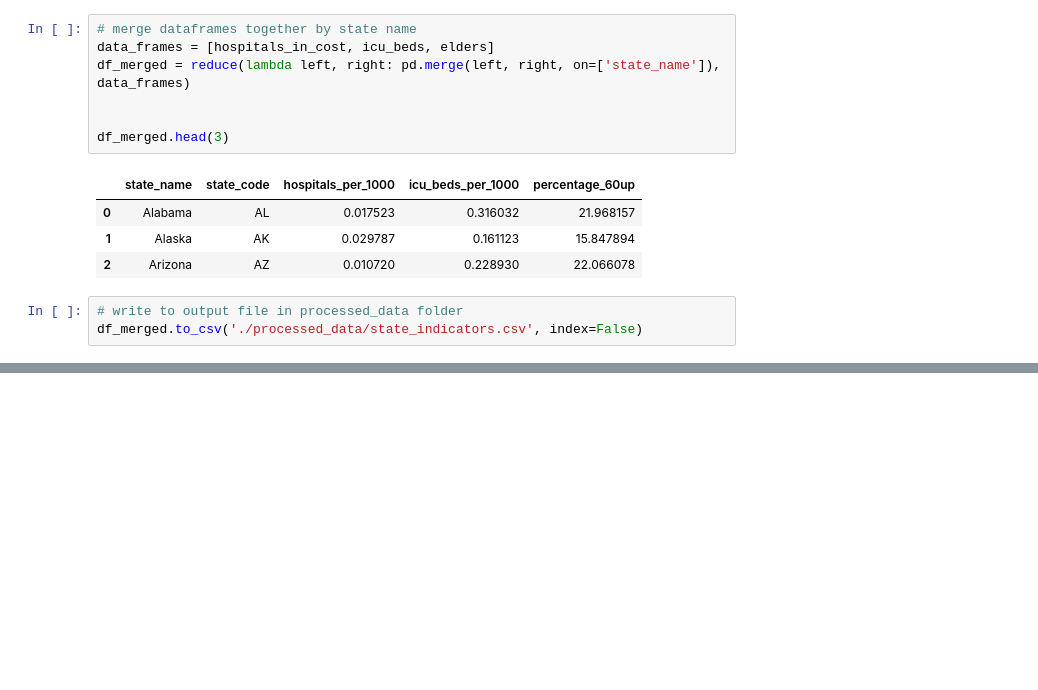
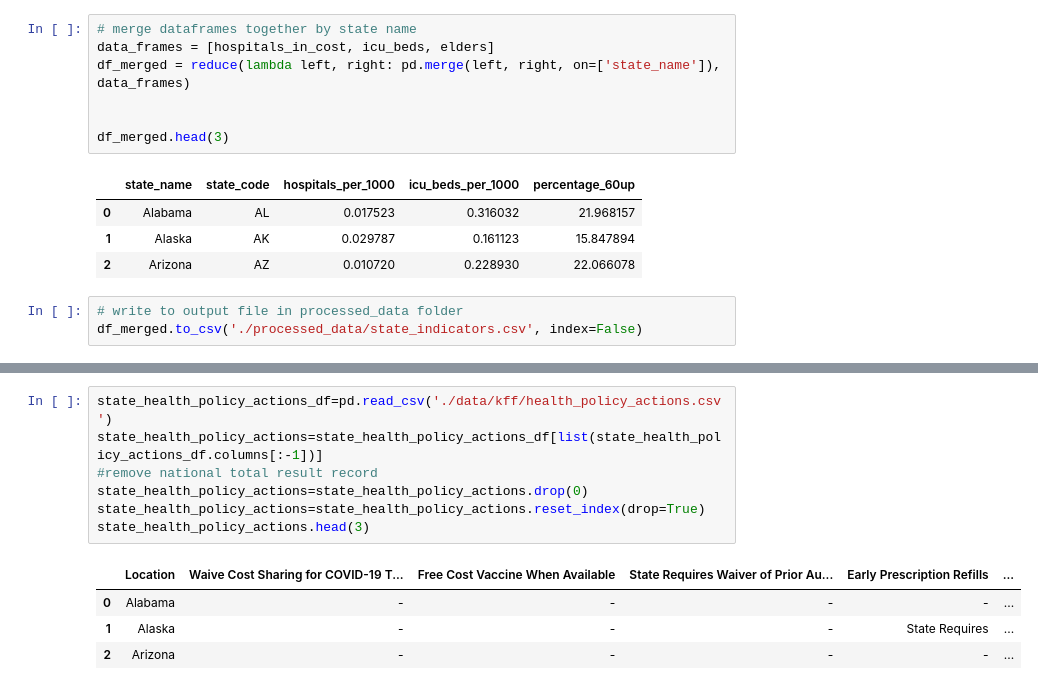
Before and after one commit to iamzhaihy/BD2020-Final-Project, a Jupyter notebook: Data Processing.ipynb, the cells around one changed output, grey strips where cells are left out. Drawn from its saved outputs; the diff is of its cells as text; blank space fills up the shorter version.

```diff
--- a/Data Processing.ipynb
+++ b/Data Processing.ipynb
@@ -438,0 +478,12 @@ df_merged.to_csv('./processed_data/state_indicators.csv', index=False)
+# %%
+state_health_policy_actions_df=pd.read_csv('./data/kff/health_policy_actions.csv')
+state_health_policy_actions=state_health_policy_actions_df[list(state_health_policy_actions_df.columns[:-1])]
+#remove national total result record
+state_health_policy_actions=state_health_policy_actions.drop(0)
+state_health_policy_actions=state_health_policy_actions.reset_index(drop=True)
+state_health_policy_actions.head(3)
+# %% [output]
+|  | Location | Waive Cost Sharing for COVID-19 T... | Free Cost Vaccine When Available | State Requires Waiver of Prior Au... | Early Prescription Refills | ... |
+| 0 | Alabama | - | - | - | - | ... |
+| 1 | Alaska | - | - | - | State Requires | ... |
+| 2 | Arizona | - | - | - | - | ... |
```
Also changed, not shown: parts of 26 cells of this notebook.
